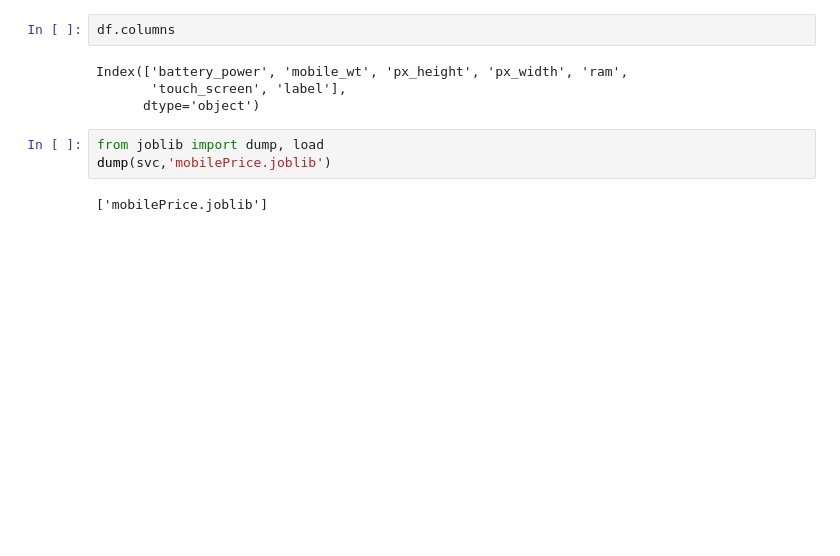
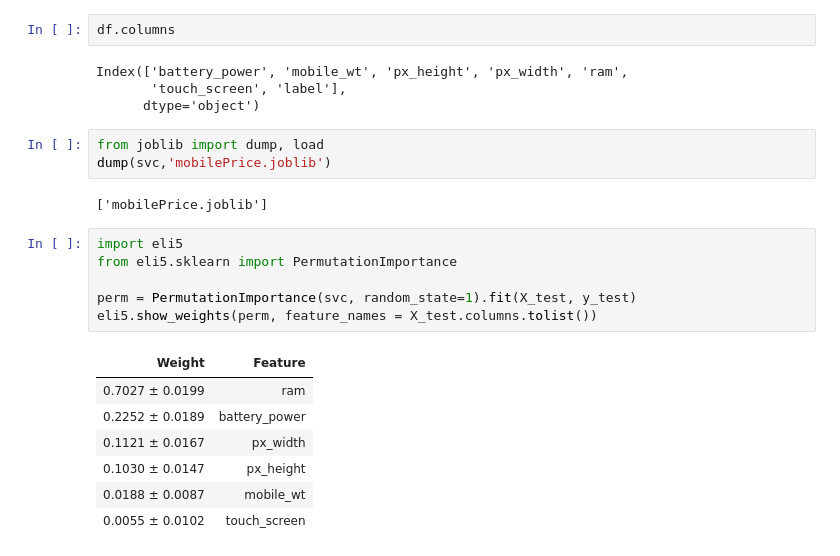
Before and after one commit to chakradhar123/Mobile-Price-Classification, a Jupyter notebook: Model.ipynb, the cells around one changed output. Saved outputs shown, nothing was run; the diff lists cells and outputs as text; blank space fills up the shorter version.

```diff
--- a/Model.ipynb
+++ b/Model.ipynb
@@ -187,3 +193,17 @@ from joblib import dump, load
 dump(svc,'mobilePrice.joblib')
 # %% [output]
 ['mobilePrice.joblib']
+# %%
+import eli5
+from eli5.sklearn import PermutationImportance
+
+perm = PermutationImportance(svc, random_state=1).fit(X_test, y_test)
+eli5.show_weights(perm, feature_names = X_test.columns.tolist())
+# %% [output]
+| Weight | Feature |
+| 0.7027 ± 0.0199 | ram |
+| 0.2252 ± 0.0189 | battery_power |
+| 0.1121 ± 0.0167 | px_width |
+| 0.1030 ± 0.0147 | px_height |
+| 0.0188 ± 0.0087 | mobile_wt |
+| 0.0055 ± 0.0102 | touch_screen |
```
Also changed, not shown: parts of 9 cells of this notebook, 7 other files.
